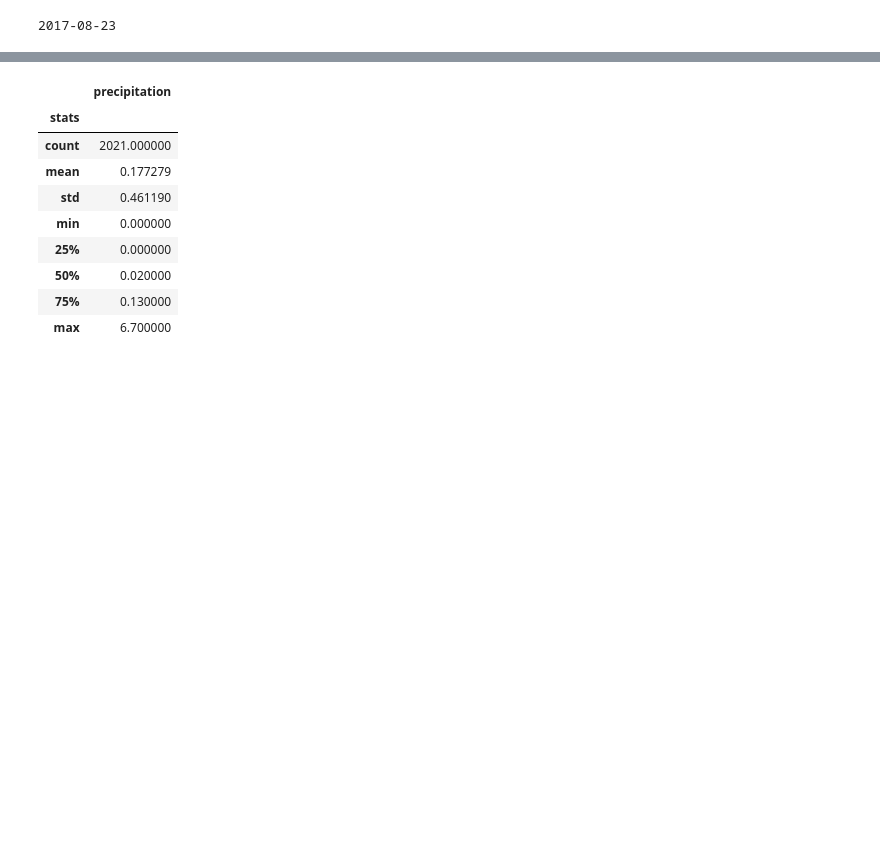
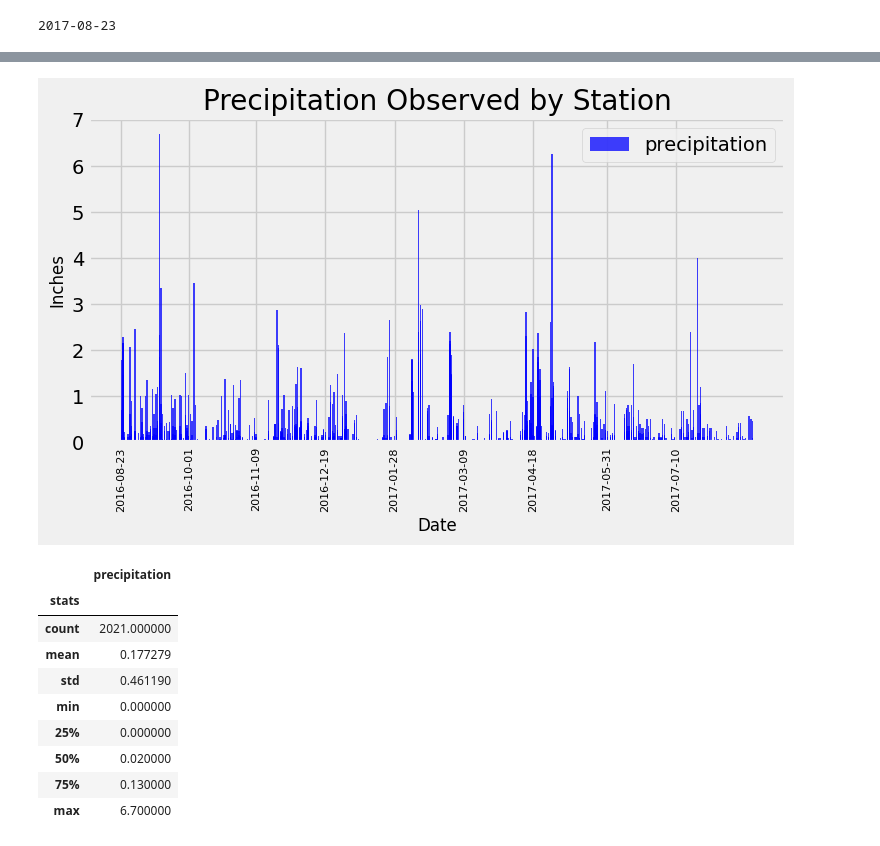
Before and after one commit to samwallach7/10-sqlalchemy-challenge, a Jupyter notebook: SurfsUp/climate_starter_SW.ipynb, the cells around one changed output, grey strips where cells are left out. Cells and saved outputs as stored; diff of their text form; code cells hidden in the pictures; blank space fills up the shorter version.

```diff
--- a/SurfsUp/climate_starter_SW.ipynb
+++ b/SurfsUp/climate_starter_SW.ipynb
@@ -101,3 +98,17 @@ plt.show()
+# %%
+# Plotting the precipitation results, with an xtick every 250 rows from the DataFrame
+mask = hawaii_prcp["date"]
+plt.figure(figsize=(8,4))
+plt.xlabel("Date", fontsize=12)
+plt.ylabel("Inches", fontsize=12)
+plt.bar(hawaii_prcp["date"], hawaii_prcp["prcp"], facecolor="blue", alpha=0.75, align="center", label="precipitation")
+plt.legend(loc="upper right")
+plt.xticks([mask[0], mask[250], mask[500], mask[750], mask[1000], mask[1250], mask[1500], mask[1750], mask[2000]],
+           rotation="vertical", fontsize=8)
+plt.title("Precipitation Observed by Station")
+plt.show()
+# %% [output]
+[figure, added]
 # %%
 # Use Pandas to calculate the summary statistics for the precipitation data
 
```
Also changed, not shown: parts of 10 cells of this notebook, 1 other file.
